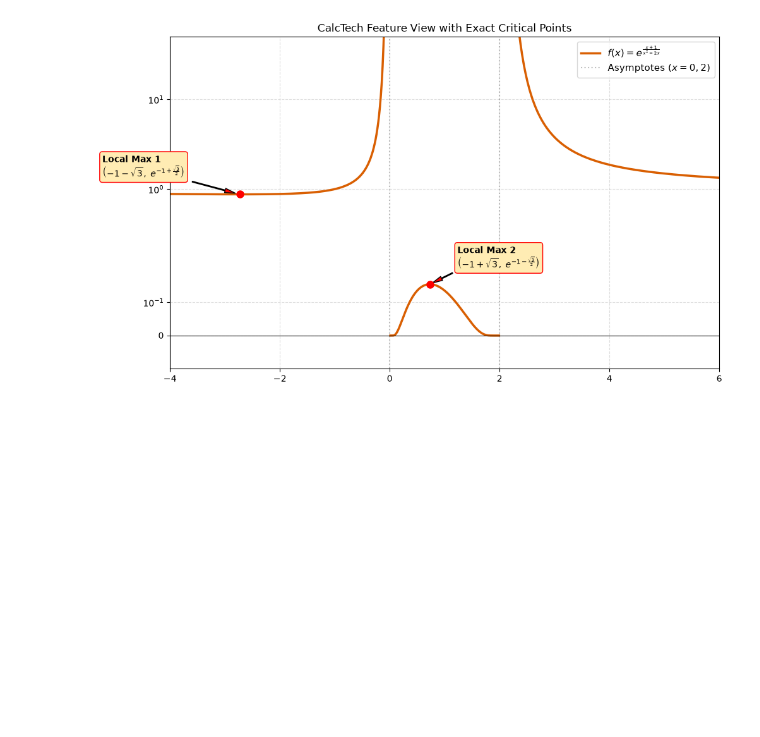
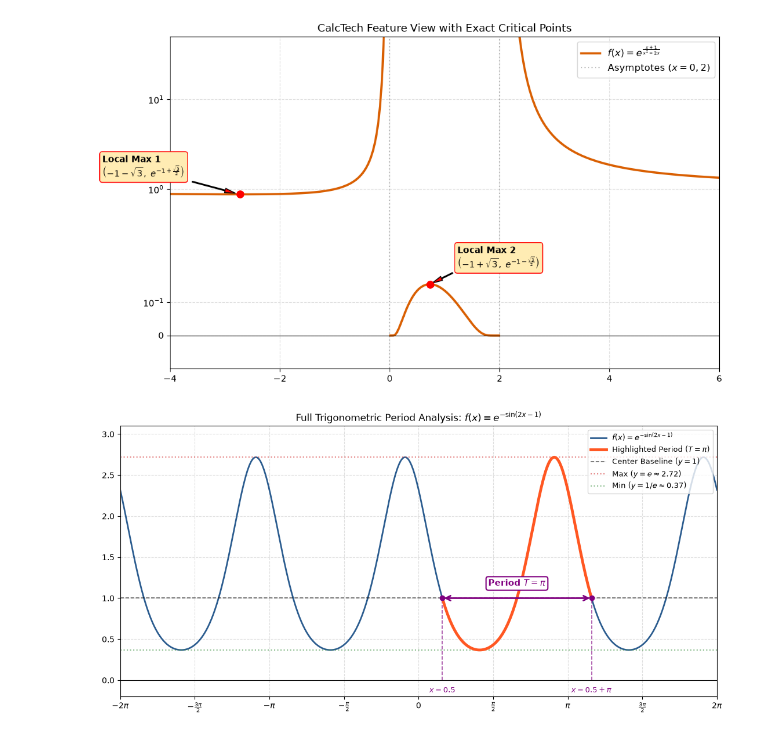
Before and after one commit to Jwon1012/Kim-N-Jang, a Jupyter notebook: 그래프 놀이터.ipynb, the cells around one changed output. Cells and saved outputs as stored; diff of their text form; code cells hidden in the pictures; blank space fills up the shorter version.

```diff
--- a/그래프 놀이터.ipynb
+++ b/그래프 놀이터.ipynb
@@ -64,3 +64,92 @@ plt.tight_layout()
 plt.show()
 # %% [output]
 [figure]
+# %%
+## 정의역을 파이 단위로 쪼갠 삼각함수 그래프
+import numpy as np
+import matplotlib.pyplot as plt
+import matplotlib.ticker as ticker
+
+# 1. 함수 정의 및 기본 데이터 생성
+def f(x):
+    return np.exp(-np.sin(2 * x - 1))
+
+# 전체 x 범위 (-2pi ~ 2pi)
+x_full = np.linspace(-2 * np.pi, 2 * np.pi, 1000)
+y_full = f(x_full)
+
+# 한 주기 하이라이트 구간 설정 (x_start = 0.5, x_end = 0.5 + pi)
+x_start = 0.5
+x_end = 0.5 + np.pi
+x_period = np.linspace(x_start, x_end, 300)
+y_period = f(x_period)
+
+fig, ax = plt.subplots(figsize=(11, 5.5))
+
+# 2. 그래프 그리기
+# (1) 전체 그래프 (기본 파란색)
+ax.plot(x_full, y_full, color='#2b5c8f', lw=2, label=r'$f(x) = e^{-\sin(2x-1)}$')
+
+# (2) 한 주기 강조 그래프 (눈에 띄는 주황/레드 계열로 덮어씌우기)
+ax.plot(x_period, y_period, color='#ff5722', lw=3.5, zorder=4, label='Highlighted Period ($T=\pi$)')
+
+# 3. 주요 기준선 및 경계선
+# y=1 중심선 (x축 역할)
+ax.axhline(1, color='black', linestyle='--', alpha=0.6, lw=1.2, label='Center Baseline ($y=1$)')
+
+# 최댓값(y = e), 최솟값(y = 1/e) 점선
+ax.axhline(np.e, color='#d32f2f', linestyle=':', alpha=0.6, lw=1.5, label=r'Max ($y=e \approx 2.72$)')
+ax.axhline(1/np.e, color='#388e3c', linestyle=':', alpha=0.6, lw=1.5, label=r'Min ($y=1/e \approx 0.37$)')
+
+# 4. 주기 표시 화살표 & 수선의 발 (x축으로 그어지는 점선)
+# 양방향 화살표
+ax.annotate('', xy=(x_start, 1), xytext=(x_end, 1),
+            arrowprops=dict(arrowstyle='<->', color='purple', lw=2, mutation_scale=15), zorder=5)
+
+# 화살표 중앙 주기 텍스트
+ax.text((x_start + x_end) / 2, 1.15, r'Period $T = \pi$',
+        fontsize=11, color='purple', fontweight='bold', ha='center',
+        bbox=dict(boxstyle="round,pad=0.25", fc="white", ec="purple", lw=1.5), zorder=6)
+
+# 양쪽 끝점에서 x축으로 내리는 수선의 발 (수직 점선)
+ax.vlines(x=[x_start, x_end], ymin=0, ymax=1, color='purple', linestyle='--', alpha=0.7, lw=1.2, zorder=3)
+
+# 수선의 발 x축 좌표 텍스트 레이블 (0.5, 0.5 + \pi)
+ax.text(x_start, -0.15, r'$x = 0.5$', color='purple', fontweight='bold', fontsize=9.5, ha='center')
+ax.text(x_end, -0.15, r'$x = 0.5 + \pi$', color='purple', fontweight='bold', fontsize=9.5, ha='center')
+
+# 끝점 위치 강조 마커 (y=1 교점)
+ax.plot([x_start, x_end], [1, 1], 'o', color='purple', markersize=6, zorder=6)
+
+# 5. x축 pi 단위 포맷터
+def pi_formatter(x, pos):
+    fraction = x / np.pi
+    if np.isclose(fraction, 0): return "$0$"
+    elif np.isclose(fraction, 1): return r"$\pi$"
+    elif np.isclose(fraction, -1): return r"$-\pi$"
+    elif np.isclose(fraction, 0.5): return r"$\frac{\pi}{2}$"
+    elif np.isclose(fraction, -0.5): return r"$-\frac{\pi}{2}$"
+    elif fraction.is_integer(): return f"${int(fraction)}" + r"\pi$"
+    else:
+        from fractions import Fraction
+        frac = Fraction(fraction).limit_denominator(4)
+        if frac.numerator < 0:
+            return rf"$-\frac{{{abs(frac.numerator)}\pi}}{{{frac.denominator}}}$"
+        else:
+            return rf"$\frac{{{frac.numerator}\pi}}{{{frac.denominator}}}$"
+
+ax.xaxis.set_major_locator(ticker.MultipleLocator(np.pi / 2))
+ax.xaxis.set_major_formatter(ticker.FuncFormatter(pi_formatter))
+
+# 6. 여백 및 스타일 정리
+ax.set_xlim(-2 * np.pi, 2 * np.pi)
+ax.set_ylim(-0.2, 3.1)
+ax.axhline(0, color='black', linewidth=0.8)  # 진짜 x축 강조
+ax.grid(True, linestyle='--', alpha=0.4)
+ax.legend(loc='upper right', fontsize=9.5)
+ax.set_title(r"Full Trigonometric Period Analysis: $f(x) = e^{-\sin(2x-1)}$", fontsize=12)
+
+plt.tight_layout()
+plt.show()
+# %% [output]
+[figure, added]
```
Also changed, not shown: parts of 1 cell of this notebook.
